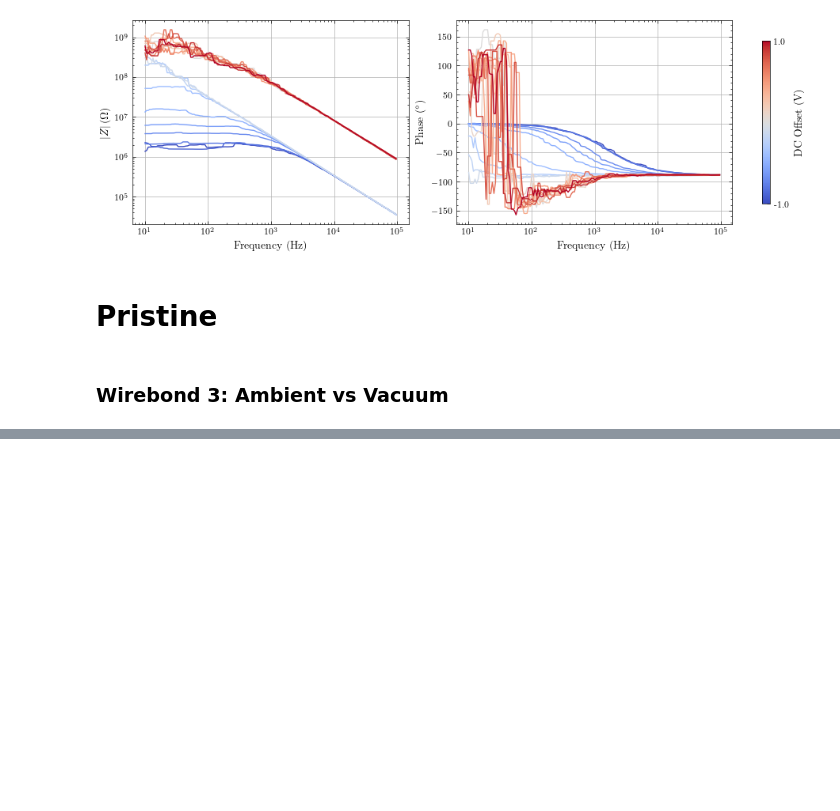
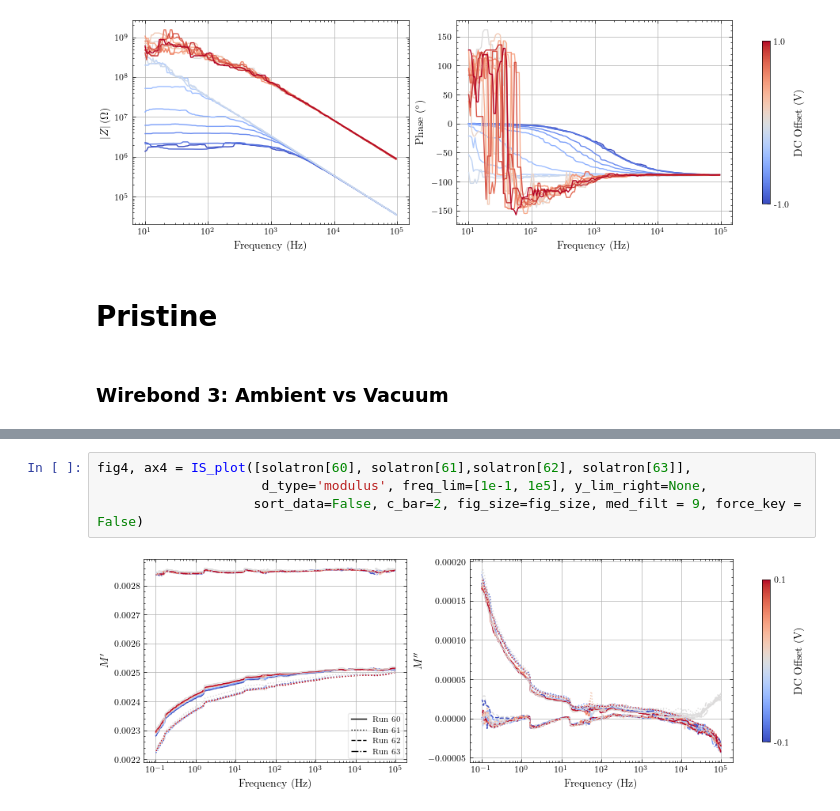
Before and after one commit to hc3413/IS_Analysis, a Jupyter notebook: IS_Analysis_solatron.ipynb, the cells around one changed output, grey strips where cells are left out. Saved outputs shown, nothing was run; the diff lists cells and outputs as text; blank space fills up the shorter version.

```diff
--- a/IS_Analysis_solatron.ipynb
+++ b/IS_Analysis_solatron.ipynb
@@ -76,0 +86,6 @@ fig2, ax2 = IS_plot([solatron[55], solatron[56]],
+# %%
+fig4, ax4 = IS_plot([solatron[60], solatron[61],solatron[62], solatron[63]],
+                     d_type='modulus', freq_lim=[1e-1, 1e5], y_lim_right=None,
+                    sort_data=False, c_bar=2, fig_size=fig_size, med_filt = 9, force_key = False)
+# %% [output]
+[figure, added]
```
Also changed, not shown: parts of 4 cells of this notebook, 2 other files.
